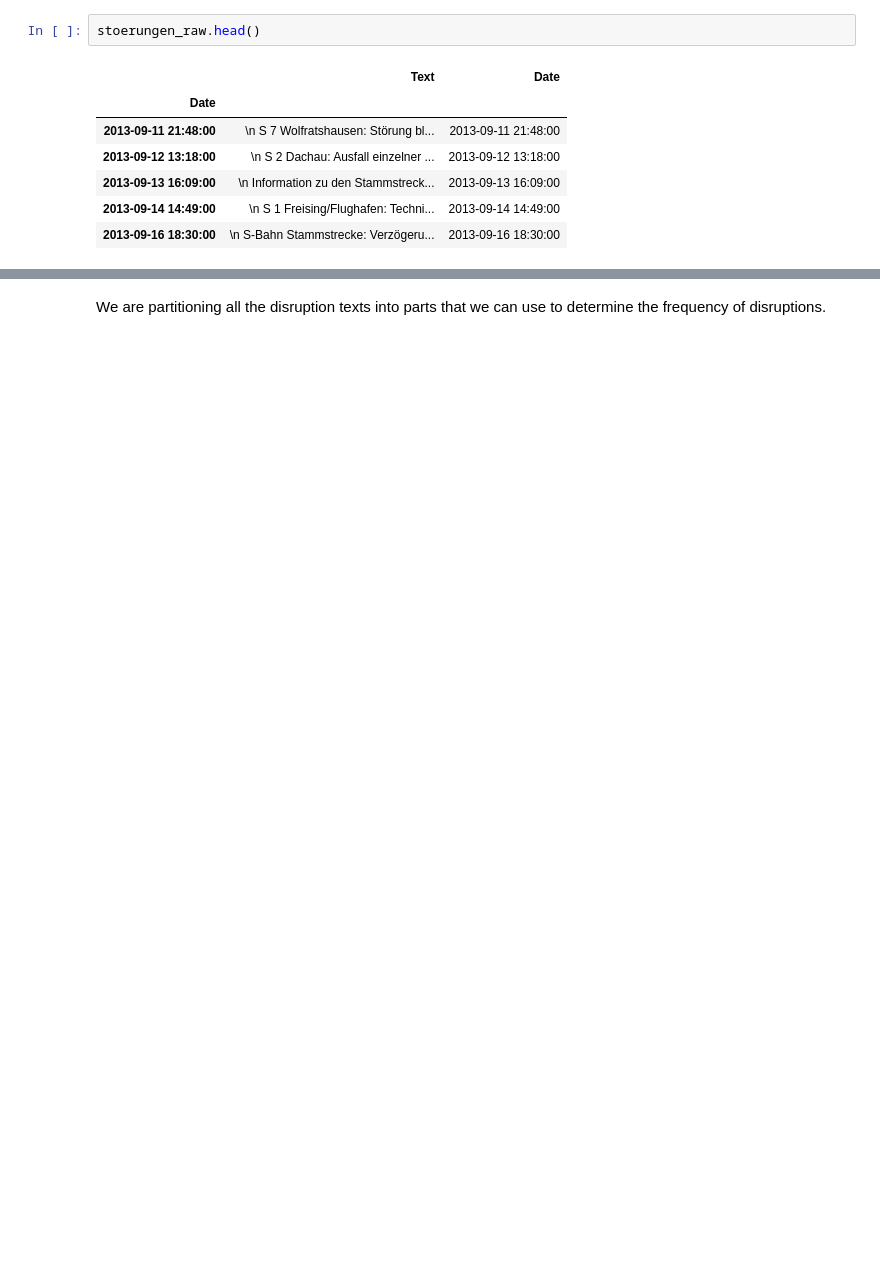
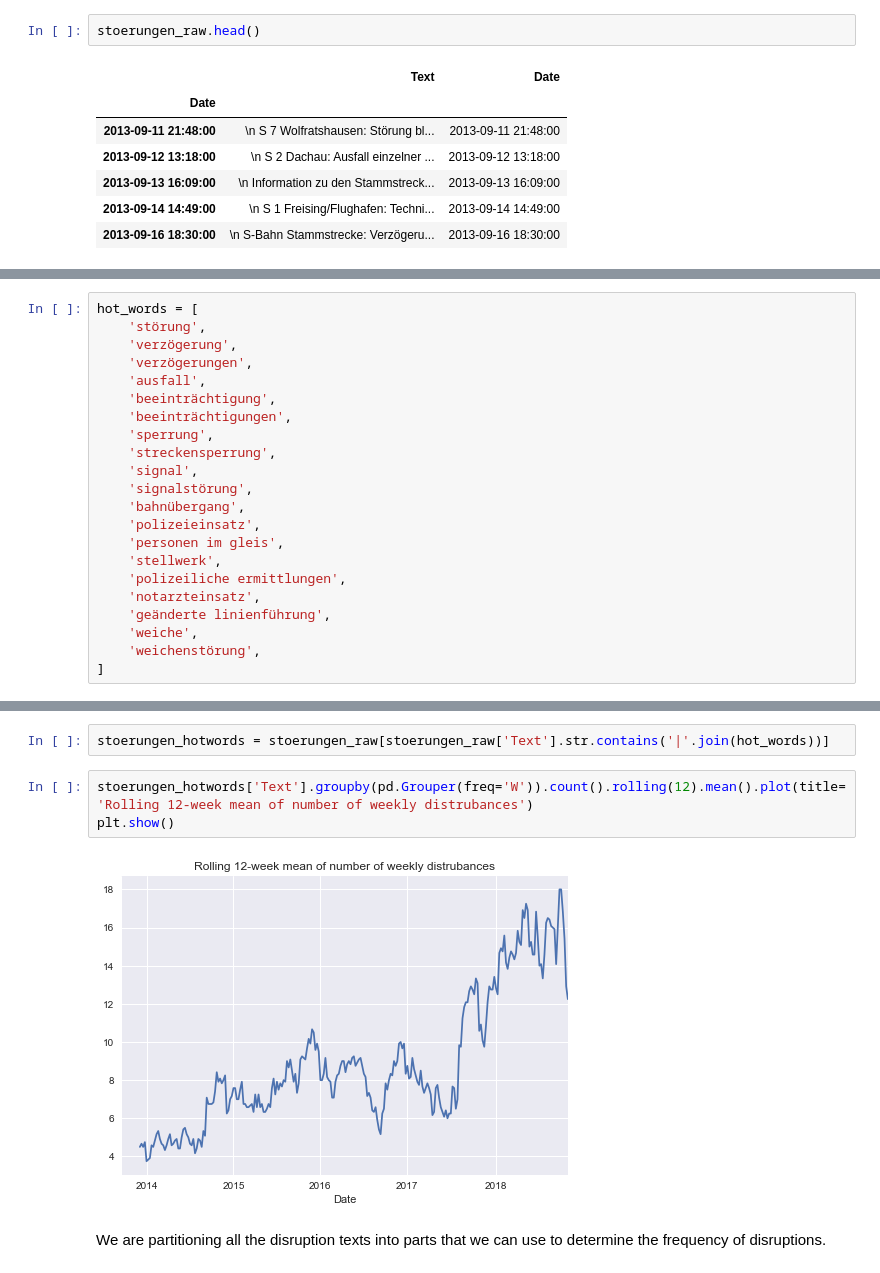
Before and after one commit to kummerer94/sbahn-stoerungen, a Jupyter notebook: analysis.ipynb, the cells around one changed output, grey strips where cells are left out. Drawn from its saved outputs; the diff is of its cells as text; blank space fills up the shorter version.

```diff
--- a/analysis.ipynb
+++ b/analysis.ipynb
@@ -134 +166,23 @@ stoerungen_raw.head()
+# %%
+hot_words = [
+    'störung',
+    'verzögerung',
+    'verzögerungen',
+    'ausfall',
+    'beeinträchtigung',
+    'beeinträchtigungen',
+    'sperrung',
+    'streckensperrung',
+    'signal',
+    'signalstörung',
+    'bahnübergang',
+    'polizeieinsatz',
+    'personen im gleis',
+    'stellwerk',
+    'polizeiliche ermittlungen',
+    'notarzteinsatz',
+    'geänderte linienführung',
+    'weiche',
+    'weichenstörung',
+]
 # %%
@@ -147,3 +200,10 @@ plt.show()
+# %%
+stoerungen_hotwords = stoerungen_raw[stoerungen_raw['Text'].str.contains('|'.join(hot_words))]
+# %%
+stoerungen_hotwords['Text'].groupby(pd.Grouper(freq='W')).count().rolling(12).mean().plot(title='Rolling 12-week mean of number of weekly distrubances')
+plt.show()
+# %% [output]
+[figure, added]
 # %% [markdown]
 We are partitioning all the disruption texts into parts that we can use to determine the frequency of disruptions.
 # %%
```
Also changed, not shown: parts of 24 cells of this notebook, 1 other file.
